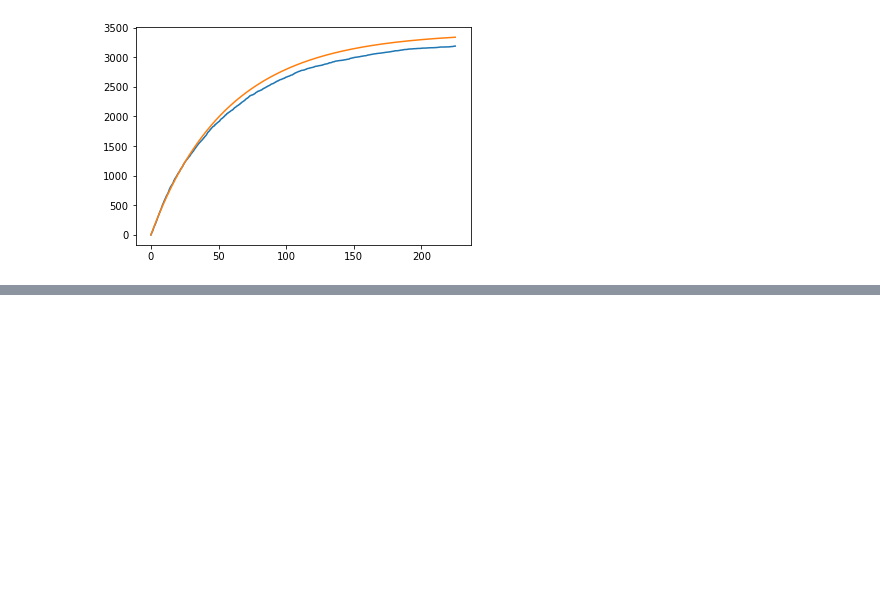
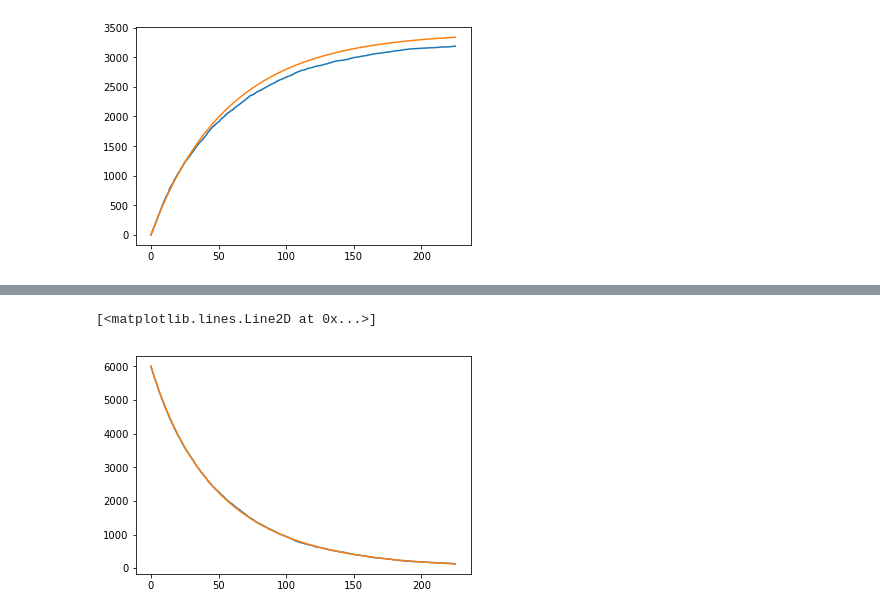
Before and after one commit to readdy/readdy_learn, a Jupyter notebook: analyze/analyze_simple.ipynb, the cells around one changed output, grey strips where cells are left out. Drawn from its saved outputs; the diff is of its cells as text; code cells hidden in the pictures; blank space fills up the shorter version.

```diff
--- a/analyze/analyze_simple.ipynb
+++ b/analyze/analyze_simple.ipynb
@@ -160,0 +196,3 @@ lasso fitted rate (per volume): 0.005749052702533734
+# %%
+init_xi = np.array([0.1,0.1,0.1,0.1])
+objective_fun(init_xi, 10000000.)
@@ -160,0 +201,7 @@ lasso fitted rate (per volume): 0.005749052702533734
+# %%
+bounds = ((0., None), (0., None), (0., None), (0., None))
+result = so.minimize(
+    lambda x: objective_fun(x, 10000000.),
+    init_xi,
+    bounds=bounds,
+    callback=lambda x: print(x))
@@ -160,0 +226,4 @@ lasso fitted rate (per volume): 0.005749052702533734
+# %%
+print(result)
+print(result.x)
+xi = result.x
@@ -160,0 +243,14 @@ lasso fitted rate (per volume): 0.005749052702533734
+# %%
+from scipy.integrate import odeint
+
+def fun(data, _):
+    theta = np.array([theta1(data), theta2(data), theta3(data), theta4(data)])
+    return np.matmul(xi, theta)
+
+num_solution = odeint(fun, counts[0], np.arange(0, n_timesteps*.01, .01))
+# %%
+plt.plot(np.arange(0, n_timesteps*.01, .01), counts[:,0])
+plt.plot(np.arange(0, n_timesteps*.01, .01), num_solution[:, 0])
+# %% [output]
+[<matplotlib.lines.Line2D at 0x...>]
+[figure, added]
```
Also changed, not shown: parts of 13 cells of this notebook.
